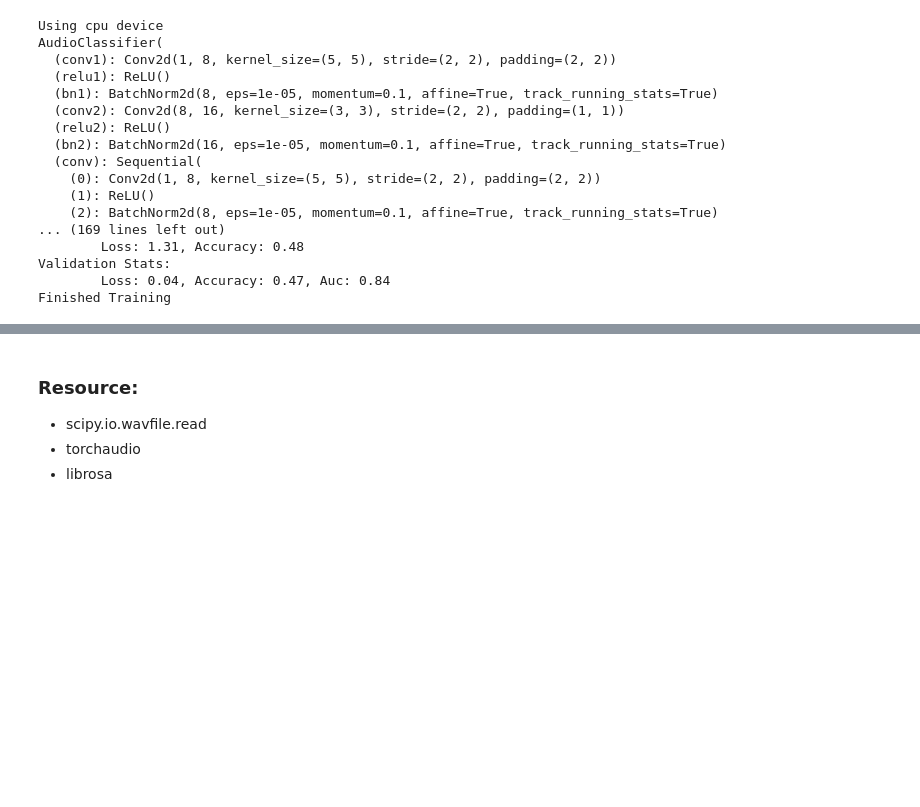
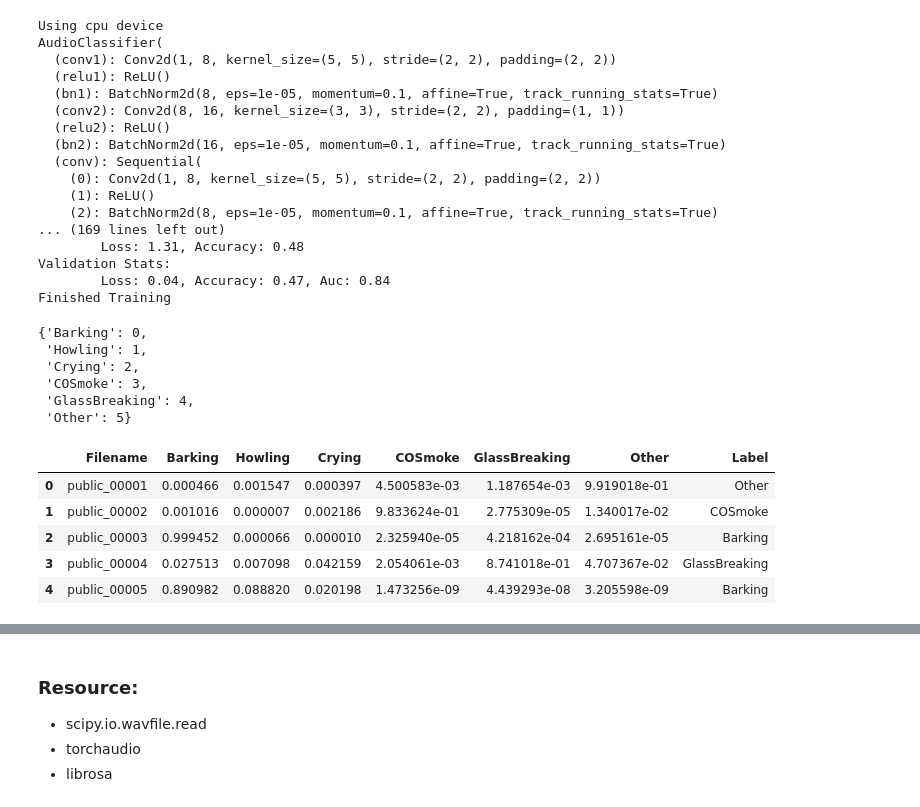
Before and after one commit to kcwanglucky/dog_sound_competition, a Jupyter notebook: notebook.ipynb, the cells around one changed output, grey strips where cells are left out. Drawn from its saved outputs; the diff is of its cells as text; code cells hidden in the pictures; blank space fills up the shorter version.

```diff
--- a/notebook.ipynb
+++ b/notebook.ipynb
@@ -66,3 +48,5 @@ AudioClassifier(
 Validation Stats:
         Loss: 0.04, Accuracy: 0.47, Auc: 0.84
 Finished Training
+# %%
+pred = pd.read_csv("pred/05312318/pred.csv")
@@ -68,0 +57,18 @@ Finished Training
+# %%
+mapping
+# %% [output]
+{'Barking': 0,
+ 'Howling': 1,
+ 'Crying': 2,
+ 'COSmoke': 3,
+ 'GlassBreaking': 4,
+ 'Other': 5}
+# %%
+pred.head()
+# %% [output]
+|  | Filename | Barking | Howling | Crying | COSmoke | GlassBreaking | Other | Label |
+| 0 | public_00001 | 0.000466 | 0.001547 | 0.000397 | 4.500583e-03 | 1.187654e-03 | 9.919018e-01 | Other |
+| 1 | public_00002 | 0.001016 | 0.000007 | 0.002186 | 9.833624e-01 | 2.775309e-05 | 1.340017e-02 | COSmoke |
+| 2 | public_00003 | 0.999452 | 0.000066 | 0.000010 | 2.325940e-05 | 4.218162e-04 | 2.695161e-05 | Barking |
+| 3 | public_00004 | 0.027513 | 0.007098 | 0.042159 | 2.054061e-03 | 8.741018e-01 | 4.707367e-02 | GlassBreaking |
+| 4 | public_00005 | 0.890982 | 0.088820 | 0.020198 | 1.473256e-09 | 4.439293e-08 | 3.205598e-09 | Barking |
```
Also changed, not shown: parts of 26 cells of this notebook, 6 other files.
